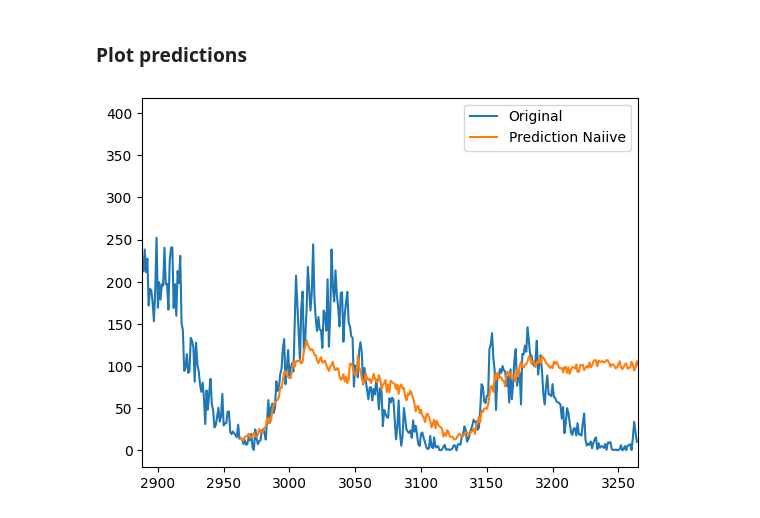
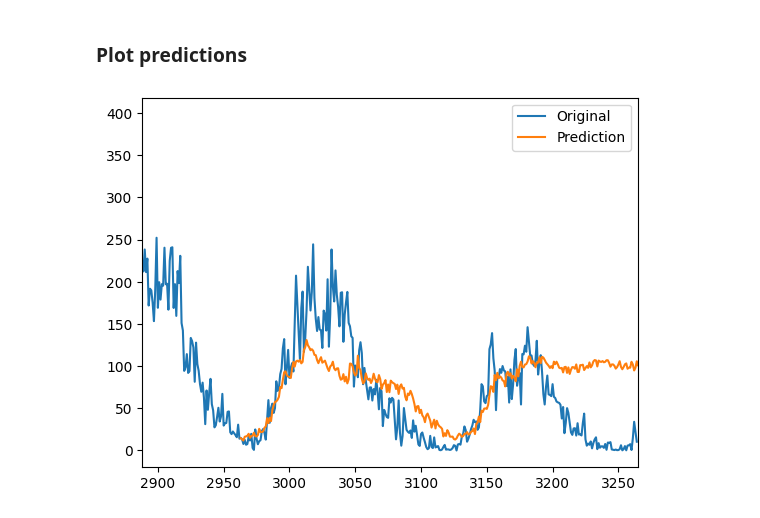
Before and after one commit to Wotaker/timeseries-models, a Jupyter notebook: models/XGB/xgb.ipynb, the cells around one changed output. Drawn from its saved outputs; the diff is of its cells as text; code cells hidden in the pictures.

```diff
--- a/models/XGB/xgb.ipynb
+++ b/models/XGB/xgb.ipynb
@@ -110,32 +109,19 @@ XGBRegressor(base_score=None, booster=None, callbacks=None,
 # %% [markdown]
 `window`, is an ndarrray $1\times \text{N\_STEPS\_IN}$. We make a prediction based on `window` (single example -> single prediction), then move the `window` right, so that it now contains the prediction. Lastly, we save the prediction to the `predictions` 1D array
 # %%
-def get_predictions(init_window, pretrained_model, autoregressive=False):
+def get_predictions(init_window, pretrained_model):
 
     predictions = np.array([])
     for _ in range(test_obs):
 
         prediction = np.expand_dims(pretrained_model.predict(init_window), axis=0)
-        if autoregressive:
-            pred_val = prediction[0, 0]
-            fit_val = np.expand_dims([pred_val], axis=0)
-            pretrained_model.fit(init_window, fit_val, xgb_model=pretrained_model)
         init_window = np.concatenate((init_window[:, 1:],  prediction), axis=1)
         predictions = np.append(predictions, prediction[0, 0])
 
     return predictions
 # %%
-predictions_naiive = get_predictions(
-    init_window = np.expand_dims(train_x[-1], axis=0),
-    pretrained_model=xgb_reg,
-    autoregressive=False
-)
-
-# predictions_auto_reg = get_predictions(
-#     init_window = np.expand_dims(train_x[-1], axis=0),
-#     pretrained_model=copy.deepcopy(xgb_reg),
-#     autoregressive=True
-# )
+init_window = np.expand_dims(train_x[-1], axis=0)
+predictions = get_predictions(init_window, xgb_reg)
 # %% [markdown]
 ### Plot predictions
 # %%
@@ -143,10 +129,9 @@ pred_star_idx = train_obs + N_STEPS_IN
 pred_end_idx = pred_star_idx + test_obs
 # %%
 plt.plot(sunspots_total, color = 'tab:blue', label = 'Original')
-plt.plot(range(pred_star_idx, pred_end_idx), predictions_naiive, color = 'tab:orange',label = 'Prediction Naiive')
-# plt.plot(range(pred_star_idx, pred_end_idx), predictions_auto_reg, color = 'tab:green',label = 'Prediction with AR')
+plt.plot(range(pred_star_idx, pred_end_idx), predictions, color = 'tab:orange',label = 'Prediction')
 plt.xlim(pred_star_idx - 75, all_obs)
 plt.legend()
 plt.show()
 # %% [output]
-[figure, old version]
+[figure, new version]
```
Also changed, not shown: parts of 2 cells of this notebook.
